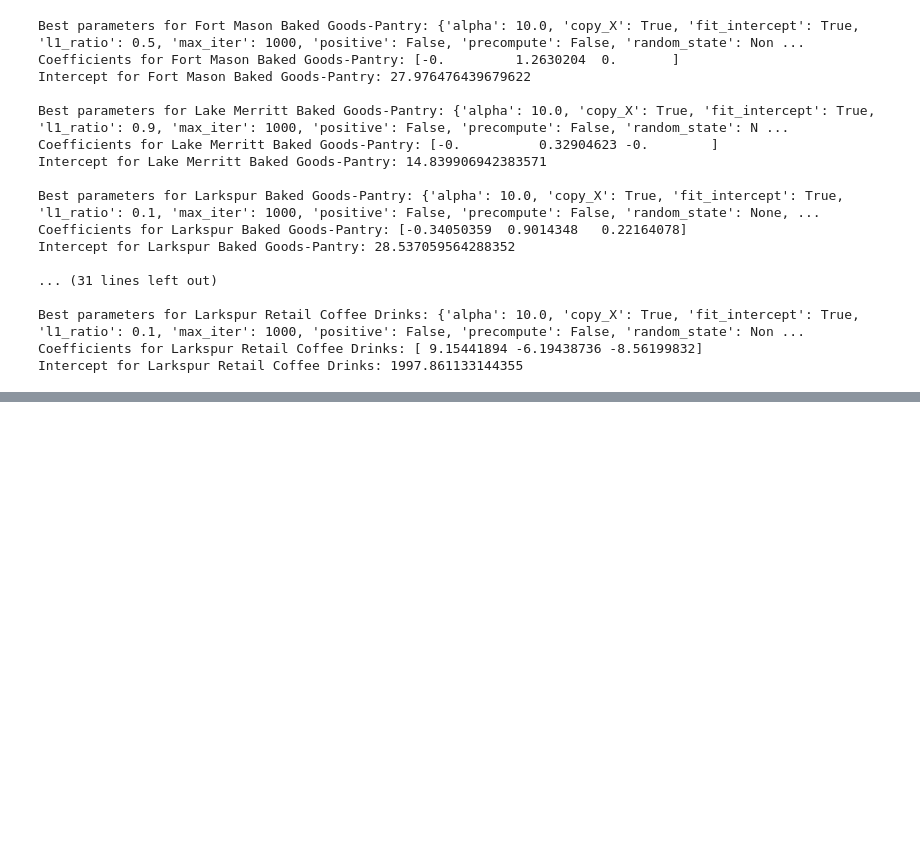
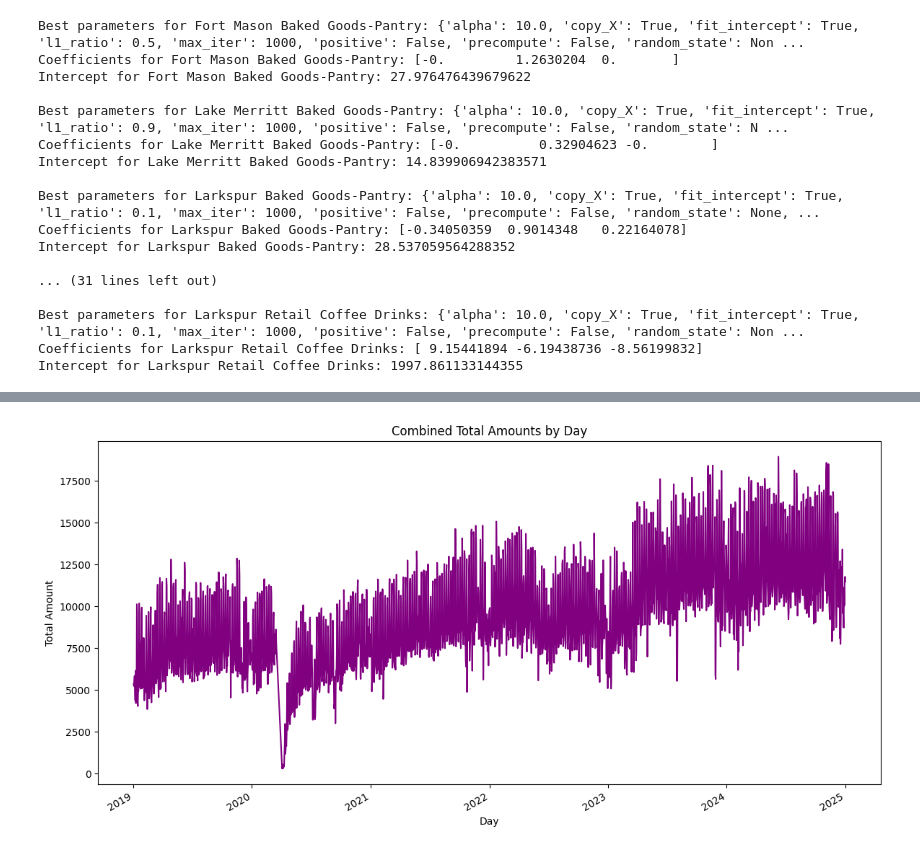
Before and after one commit to pcatroppa/bus774, a Jupyter notebook: CoffeeWeather.ipynb, the cells around one changed output, grey strips where cells are left out. Cells and saved outputs as stored; diff of their text form; code cells hidden in the pictures; blank space fills up the shorter version.

```diff
--- a/CoffeeWeather.ipynb
+++ b/CoffeeWeather.ipynb
@@ -866,0 +930,13 @@ Intercept for Larkspur Retail Coffee Drinks: 1997.861133144355
+# %%
+# Group the data by 'DOB' and sum the 'AMOUNT'
+combined_daily_totals = combined_sales_data.groupby('DOB')['AMOUNT'].sum()
+
+# Plot the data
+plt.figure(figsize=(14, 7))
+combined_daily_totals.plot(kind='line', color='purple')
+plt.title('Combined Total Amounts by Day')
+plt.xlabel('Day')
+plt.ylabel('Total Amount')
+plt.show()
+# %% [output]
+[figure, added]
```
Also changed, not shown: parts of 4 cells of this notebook.
